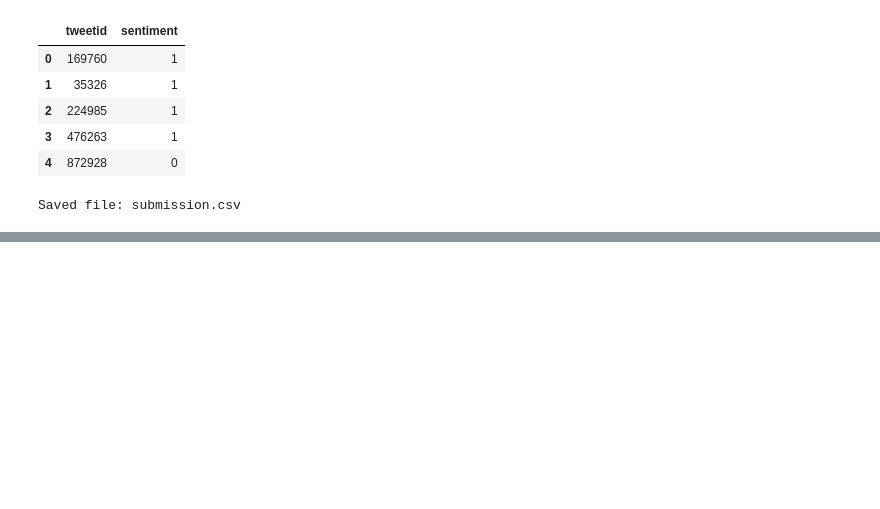
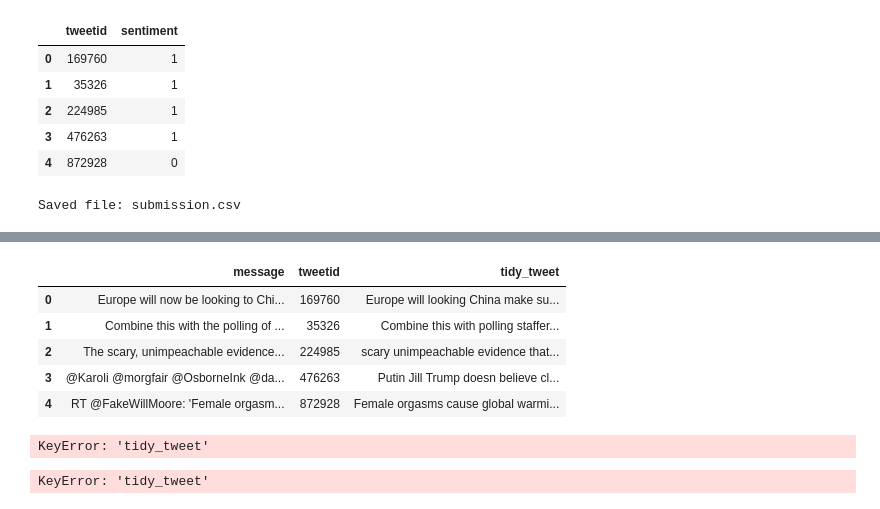
Before and after one commit to SibusisoTL/classification-predict, a Jupyter notebook: Classification_notebook.ipynb, the cells around one changed output, grey strips where cells are left out. Cells and saved outputs as stored; diff of their text form; code cells hidden in the pictures; blank space fills up the shorter version.

```diff
--- a/Classification_notebook.ipynb
+++ b/Classification_notebook.ipynb
@@ -245,0 +303,17 @@ Saved file: submission.csv
+# %%
+#remove 3 letter word
+test['tidy_tweet'] = test['tidy_tweet'].apply(lambda x: ' '.join([w for w in x.split() if len(w)>3]))
+test.head()
+# %% [output]
+|  | message | tweetid | tidy_tweet |
+| 0 | Europe will now be looking to Chi... | 169760 | Europe will looking China make su... |
+| 1 | Combine this with the polling of ... | 35326 | Combine this with polling staffer... |
+| 2 | The scary, unimpeachable evidence... | 224985 | scary unimpeachable evidence that... |
+| 3 | @Karoli @morgfair @OsborneInk @da... | 476263 | Putin Jill Trump doesn believe cl... |
+| 4 | RT @FakeWillMoore: 'Female orgasm... | 872928 | Female orgasms cause global warmi... |
+# %%
+#remove 3 letter word
+train['tidy_tweet'] = train['tidy_tweet'].apply(lambda x: ' '.join([w for w in x.split() if len(w)>3]))
+train.head()
+# %% [output]
+KeyError: 'tidy_tweet'
@@ -245,0 +323,5 @@ Saved file: submission.csv
+# %%
+#plitting sentaces into words
+tokenized_tweet = train['tidy_tweet'].apply(lambda x: x.split()) # tokenizing
+# %% [output]
+KeyError: 'tidy_tweet'
```
Also changed, not shown: parts of 24 cells of this notebook.
